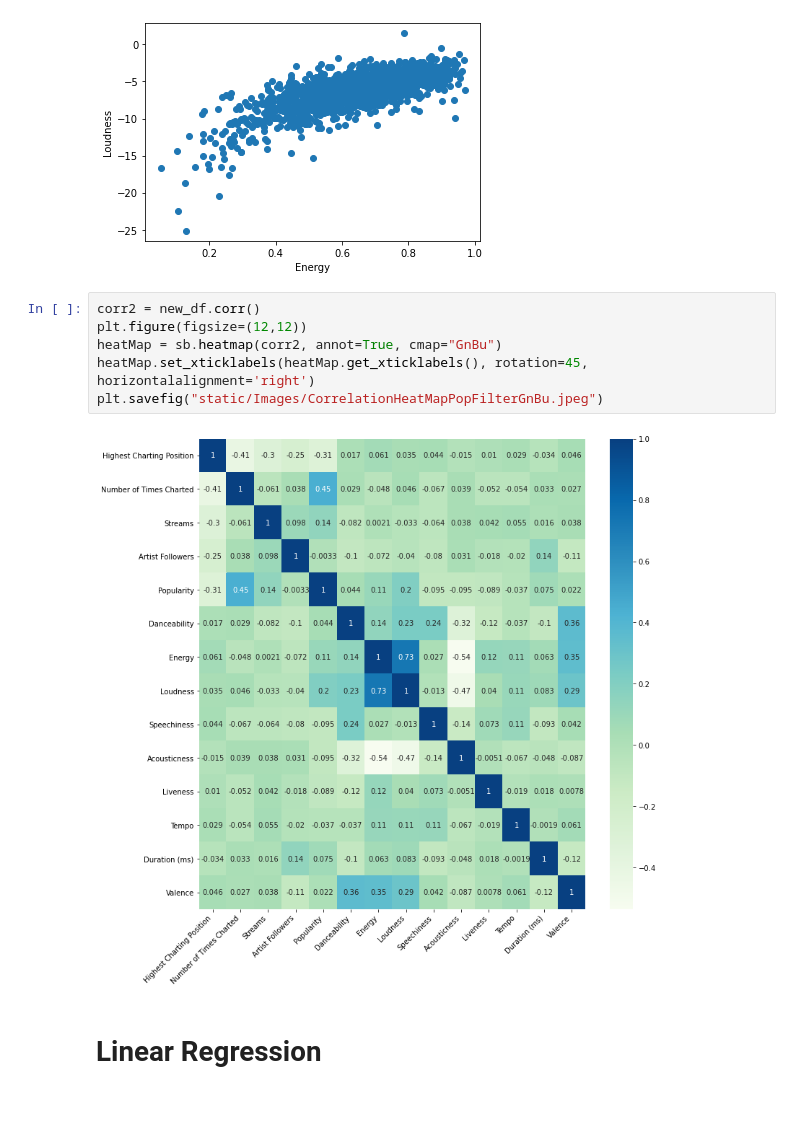
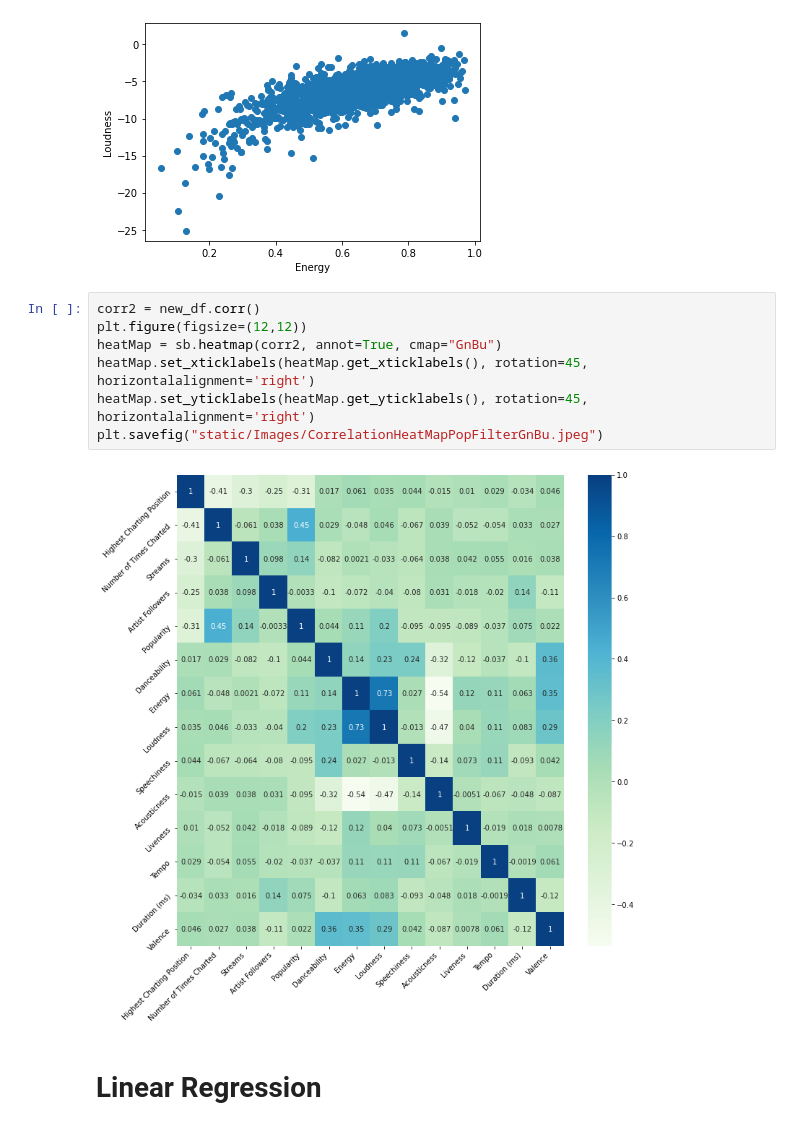
Before and after one commit to natemeyer001/final_project_3, a Jupyter notebook: LinearRegression.ipynb, the cells around one changed output. Saved outputs shown, nothing was run; the diff lists cells and outputs as text.

```diff
--- a/LinearRegression.ipynb
+++ b/LinearRegression.ipynb
@@ -411,11 +412,12 @@ plt.show()
 # %%
 corr2 = new_df.corr()
 plt.figure(figsize=(12,12))
 heatMap = sb.heatmap(corr2, annot=True, cmap="GnBu")
 heatMap.set_xticklabels(heatMap.get_xticklabels(), rotation=45, horizontalalignment='right')
+heatMap.set_yticklabels(heatMap.get_yticklabels(), rotation=45, horizontalalignment='right')
 plt.savefig("static/Images/CorrelationHeatMapPopFilterGnBu.jpeg")
 # %% [output]
-[figure, old version]
+[figure, new version]
 # %% [markdown]
 # Linear Regression
 # %%
```
Also changed, not shown: parts of 1 cell of this notebook.
